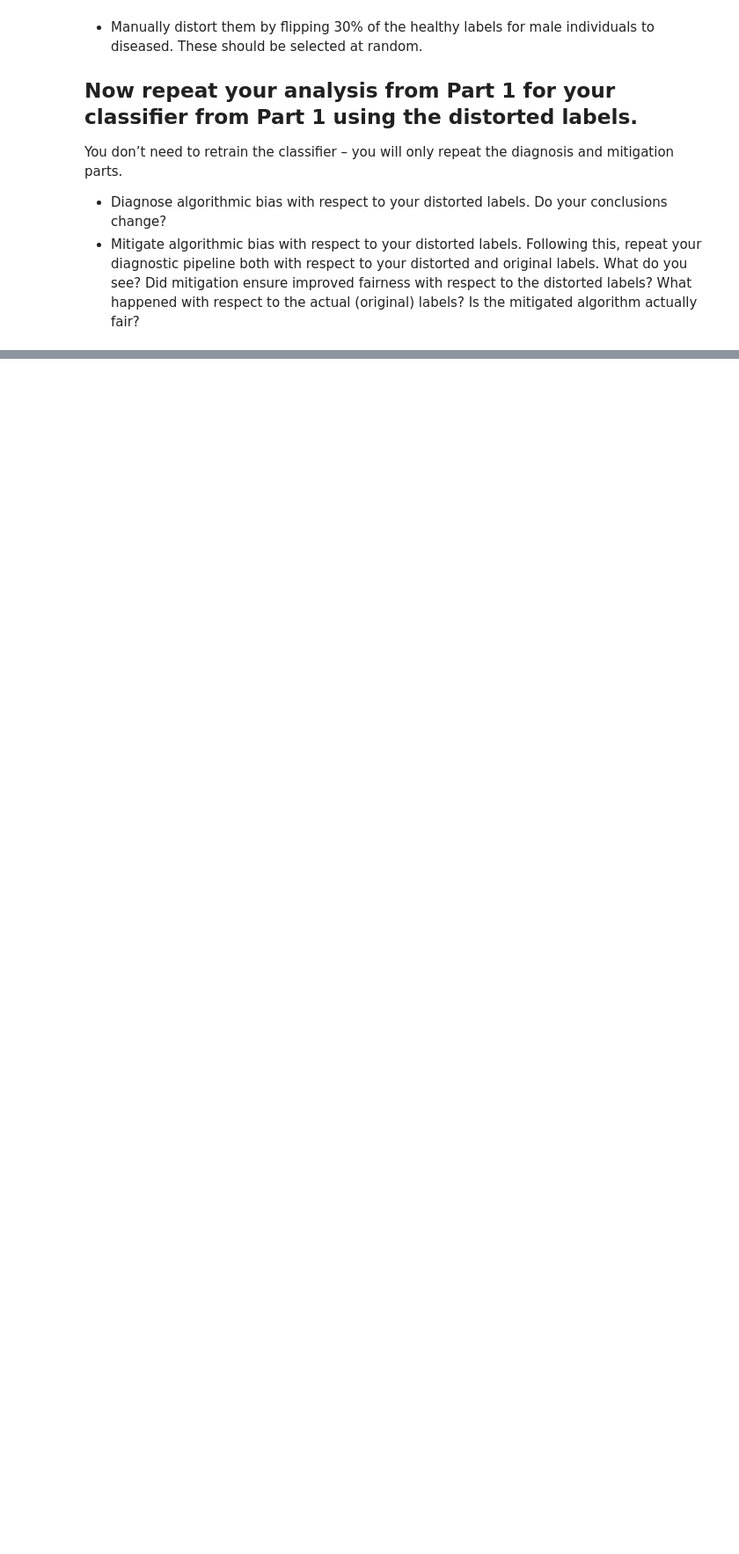
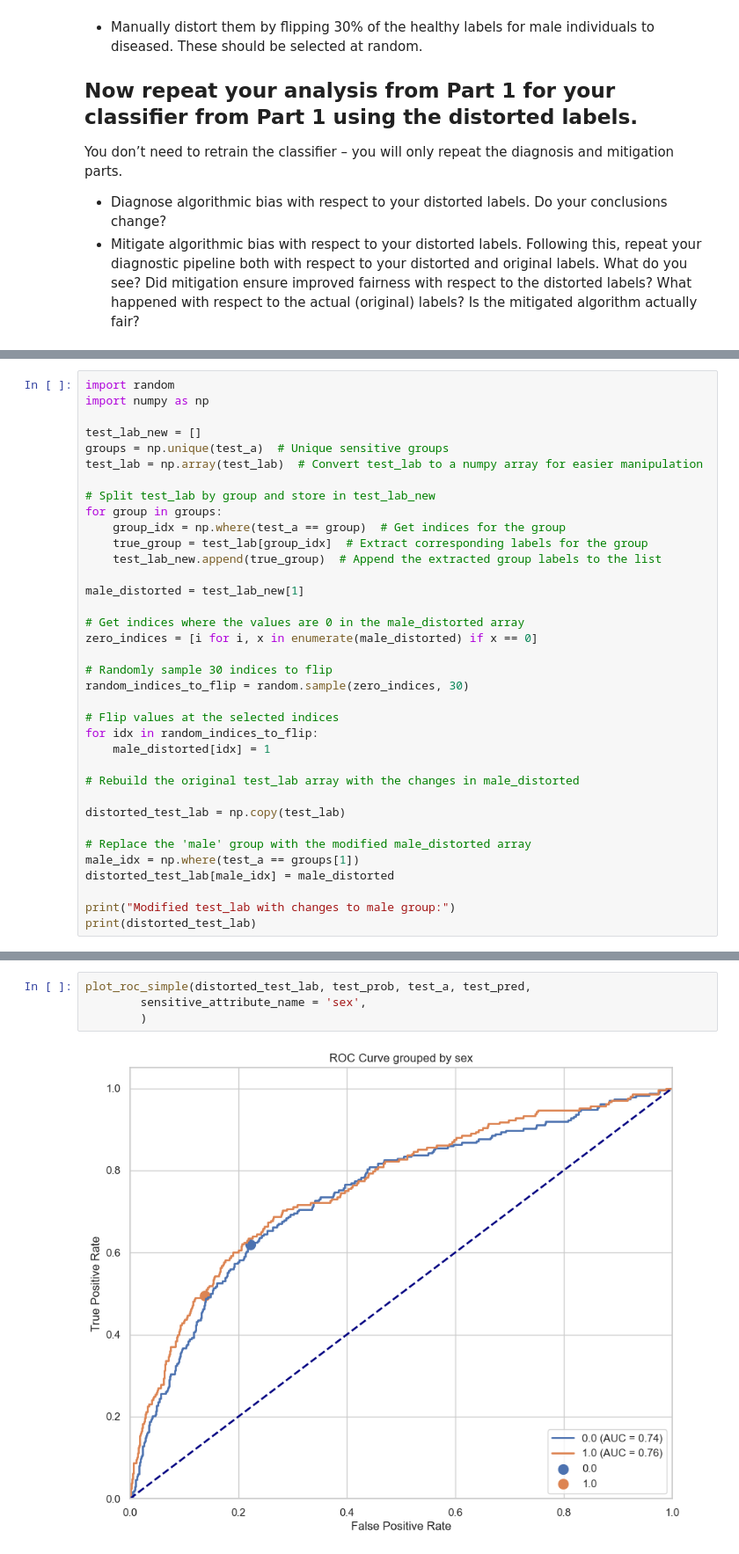
Before and after one commit to joyce39/ResponsibleAI_Detecting_causes_of_gender_bias_chest_xray, a Jupyter notebook: exercise_github.ipynb, the cells around one changed output, grey strips where cells are left out. Shown at 88% size. Saved outputs shown, nothing was run; the diff lists cells and outputs as text; blank space fills up the shorter version.

```diff
--- a/exercise_github.ipynb
+++ b/exercise_github.ipynb
@@ -746,0 +774,36 @@ You don’t need to retrain the classifier – you will only repeat the diagnosi
+# %%
+import random
+import numpy as np
+
+test_lab_new = []
+groups = np.unique(test_a)  # Unique sensitive groups
+test_lab = np.array(test_lab)  # Convert test_lab to a numpy array for easier manipulation
+
+# Split test_lab by group and store in test_lab_new
+for group in groups:
+    group_idx = np.where(test_a == group)  # Get indices for the group
+    true_group = test_lab[group_idx]  # Extract corresponding labels for the group
+    test_lab_new.append(true_group)  # Append the extracted group labels to the list
+
+male_distorted = test_lab_new[1]
+
+# Get indices where the values are 0 in the male_distorted array
+zero_indices = [i for i, x in enumerate(male_distorted) if x == 0]
+
+# Randomly sample 30 indices to flip
+random_indices_to_flip = random.sample(zero_indices, 30)
+
+# Flip values at the selected indices
+for idx in random_indices_to_flip:
+    male_distorted[idx] = 1
+
+# Rebuild the original test_lab array with the changes in male_distorted
+
+distorted_test_lab = np.copy(test_lab)
+
+# Replace the 'male' group with the modified male_distorted array
+male_idx = np.where(test_a == groups[1])
+distorted_test_lab[male_idx] = male_distorted
+
+print("Modified test_lab with changes to male group:")
+print(distorted_test_lab)
@@ -746,0 +886,6 @@ You don’t need to retrain the classifier – you will only repeat the diagnosi
+# %%
+plot_roc_simple(distorted_test_lab, test_prob, test_a, test_pred,
+        sensitive_attribute_name = 'sex',
+        )
+# %% [output]
+[figure, added]
```
Also changed, not shown: parts of 27 cells of this notebook.
